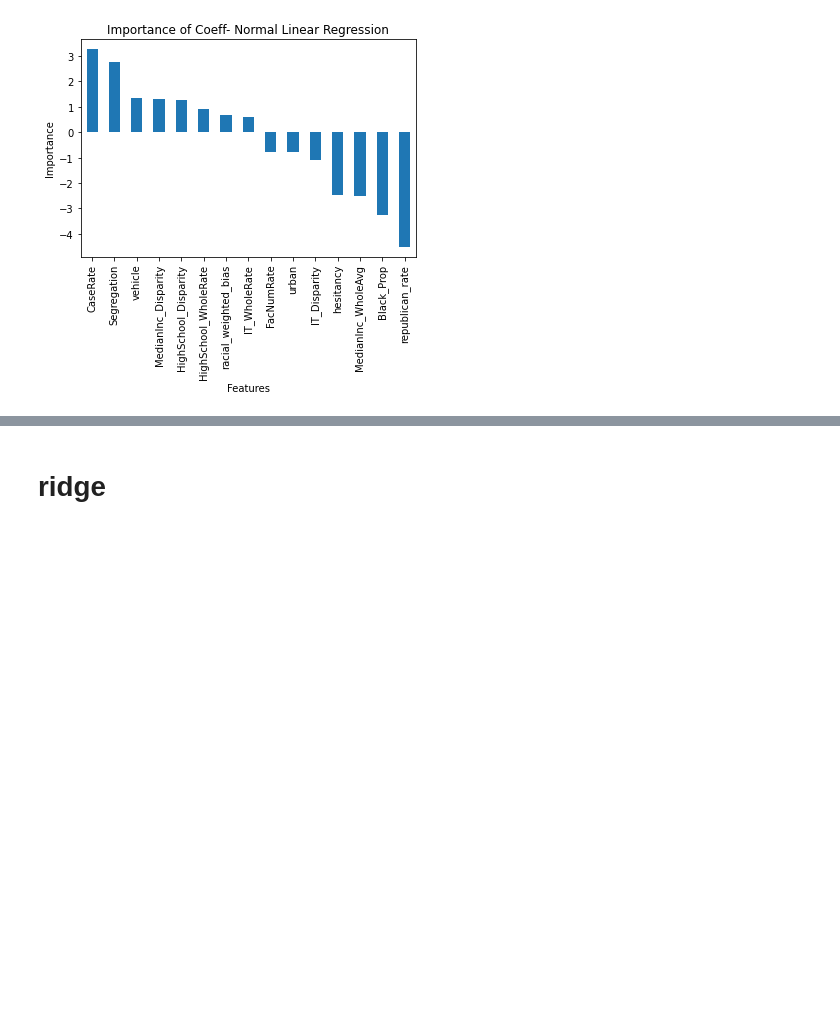
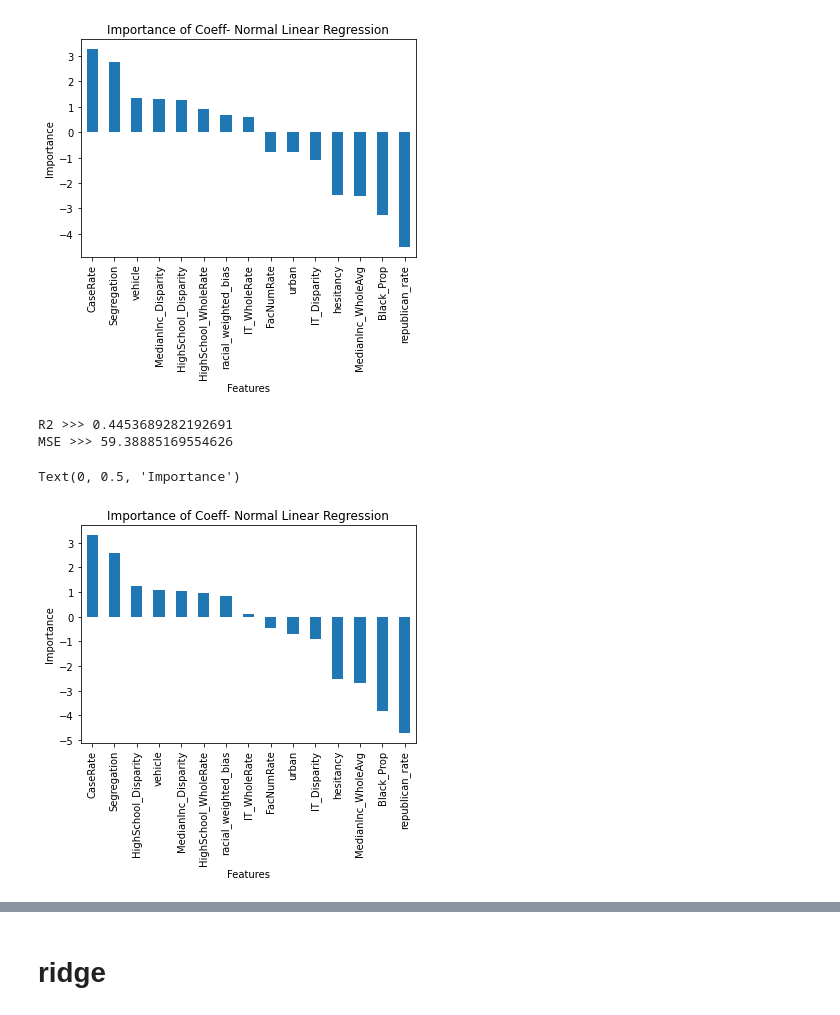
Before and after one commit to sunil-dhaka/ime692-project, a Jupyter notebook: code.ipynb, the cells around one changed output, grey strips where cells are left out. Saved outputs shown, nothing was run; the diff lists cells and outputs as text; code cells hidden in the pictures; blank space fills up the shorter version.

```diff
--- a/code.ipynb
+++ b/code.ipynb
@@ -64,3 +64,24 @@ plt.ylabel('Importance')
 # %% [output]
 Text(0, 0.5, 'Importance')
 [figure]
+# %%
+x=scalerInst.fit_transform(pd.concat([X_test_data,X_train_data],axis=0,ignore_index=True))
+y=y_test_data+y_train_data
+# %%
+# lm with complete data(tain and test)
+from sklearn.linear_model import LinearRegression
+lm=LinearRegression()
+lm.fit(x,y)
+print('R2 >>>',lm.score(x,y))
+MSE=np.mean((lm.predict(x)-y)**2)
+print('MSE >>>',MSE)
+r = pd.DataFrame(lm.coef_.T, columns=['Weight of Coeff'], index=X_train_data.columns)
+(r['Weight of Coeff'].sort_values(ascending = False)).plot.bar()
+plt.title('Importance of Coeff- Normal Linear Regression')
+plt.xlabel("Features")
+plt.ylabel('Importance')
+# %% [output]
+R2 >>> 0.4453689282192691
+MSE >>> 59.38885169554626
+Text(0, 0.5, 'Importance')
+[figure, added]
```
Also changed, not shown: parts of 8 cells of this notebook, 1 other file.
